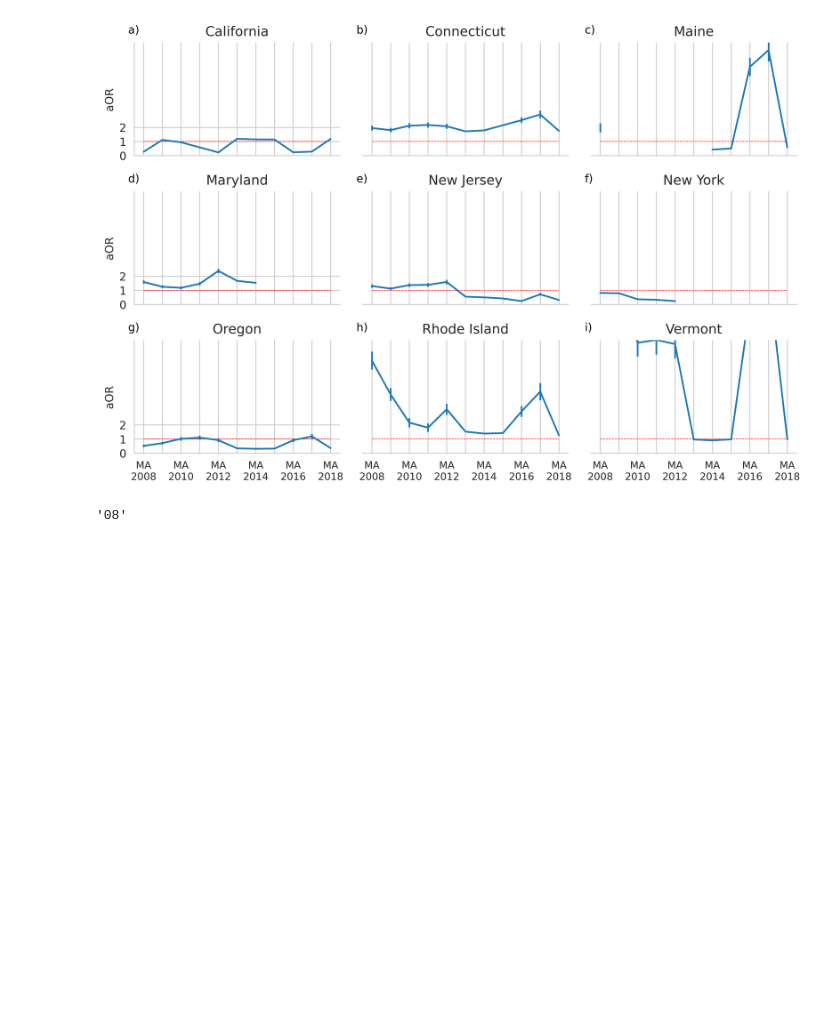
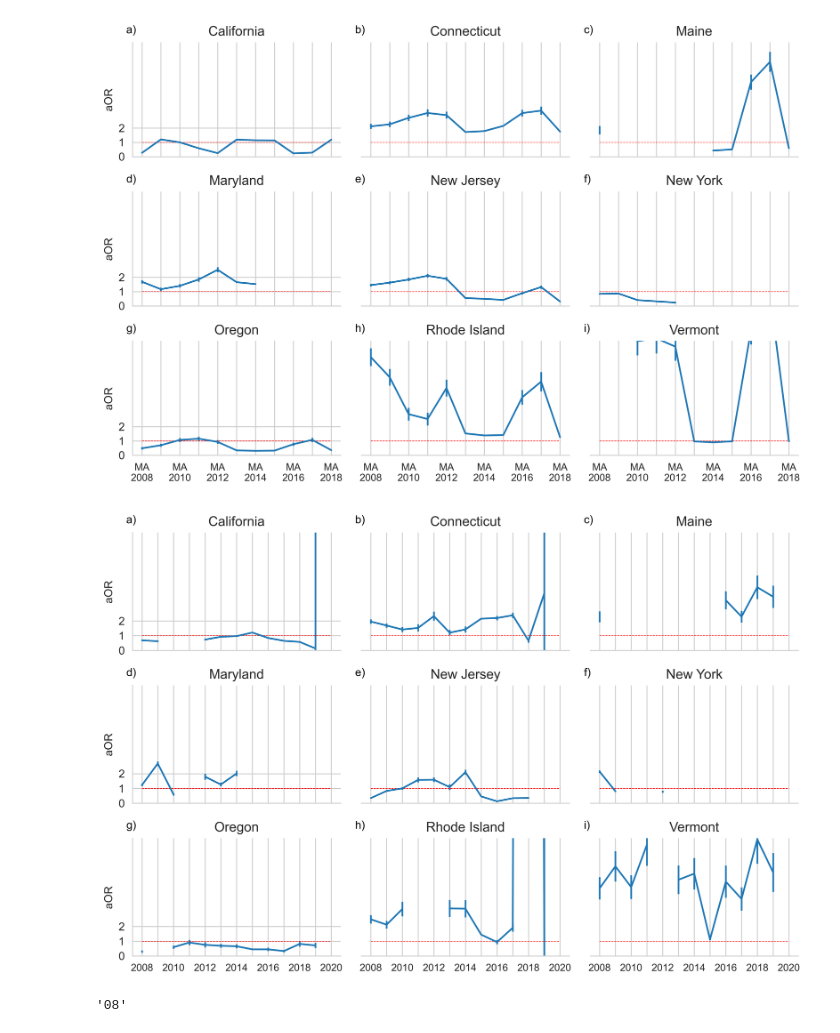
Before and after one commit to newtein/health_outcomes, a Jupyter notebook: plot_odds_ratio_each_state.ipynb, the cells around one changed output. Saved outputs shown, nothing was run; the diff lists cells and outputs as text; code cells hidden in the pictures; blank space fills up the shorter version.

```diff
--- a/plot_odds_ratio_each_state.ipynb
+++ b/plot_odds_ratio_each_state.ipynb
@@ -11,7 +11,7 @@ def get_labels(xticks, gap):
     return [elem if i % gap == 0 else '' for i, elem in enumerate(l)]
 # %%
 def plot_graph(fname):
-    fname = "{}/{}.csv".format(DATA_ODDS_RATIO_MODULE, fname)
+    fname = "{}/{}.csv".format("output_files", fname)
     df = pd.read_csv(fname)
 
     # No data
@@ -60,4 +60,5 @@ def plot_graph(fname):
 
     plt.tight_layout()
     plt.savefig("output_images/old.png", bbox_inches='tight')
+    plt.show()
 # %%
@@ -71,7 +70,9 @@ plot_graph("three_year_group_2_old")
 # %%
-plot_graph("three_year_group_2")
+plot_graph("experiments/no_den/three_year_group_2")
+plot_graph("experiments/no_den/single_year_group_2")
 # %% [output]
-[figure, old version]
+[figure, new version]
+[figure, added]
 # %%
 "2008"[-2:]
 # %% [output]
```
Also changed, not shown: parts of 2 cells of this notebook, 39 other files.
